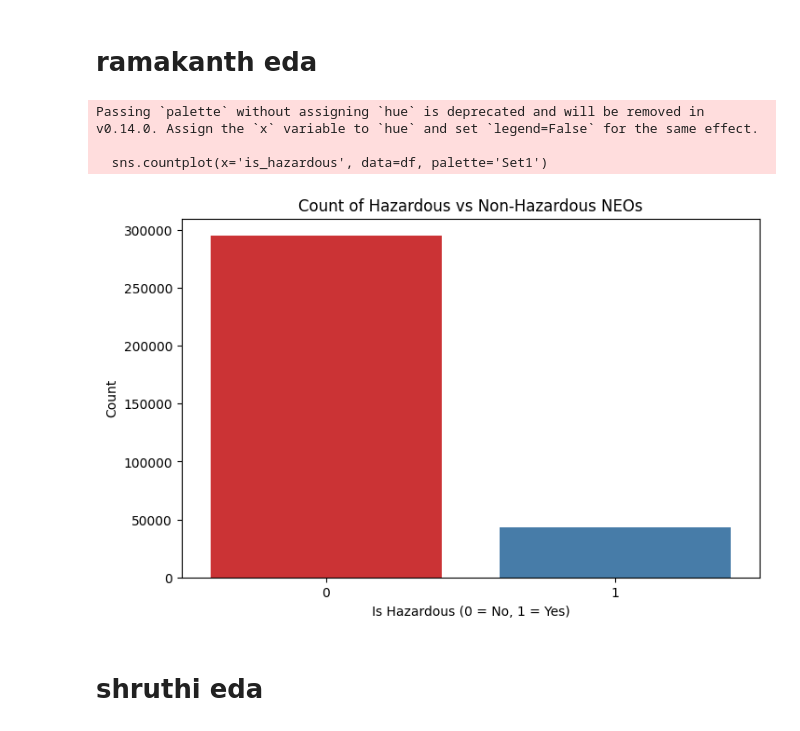
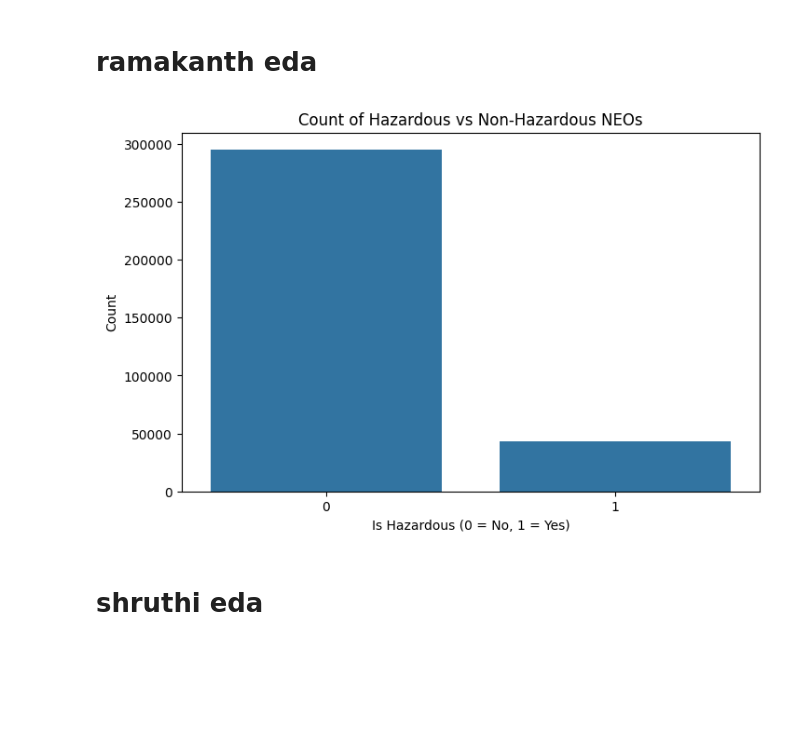
Before and after one commit to lokesh9899/Risk-Analysis-for-NEOS, a Jupyter notebook: TEAM_1_EDA_DataPrep.ipynb, the cells around one changed output. Cells and saved outputs as stored; diff of their text form; code cells hidden in the pictures; blank space fills up the shorter version.

```diff
--- a/TEAM_1_EDA_DataPrep.ipynb
+++ b/TEAM_1_EDA_DataPrep.ipynb
@@ -21,7 +22,7 @@ def load_file(path):
     except Exception as e:
         print(f"An error occurred: {e}")
 
-path = '/content/nearest-earth-objects(1910-2024).csv'
+path = '/content/nearest-earth-objects(1910-2024)n.csv'
 df = load_file(path)
 
 if df is not None:
@@ -284,17 +269,17 @@ plt.show()
 # %% [markdown]
 # ramakanth eda
 # %%
+import matplotlib.pyplot as plt
+import seaborn as sns
+
 plt.figure(figsize=(8, 5))
-sns.countplot(x='is_hazardous', data=df, palette='Set1')
+sns.countplot(x='is_hazardous', data=df)
 plt.title('Count of Hazardous vs Non-Hazardous NEOs')
 plt.xlabel('Is Hazardous (0 = No, 1 = Yes)')
 plt.ylabel('Count')
 plt.show()
 # %% [output]
-Passing `palette` without assigning `hue` is deprecated and will be removed in v0.14.0. Assign the `x` variable to `hue` and set `legend=False` for the same effect.
-
-  sns.countplot(x='is_hazardous', data=df, palette='Set1')
-[figure, old version]
+[figure, new version]
 # %% [markdown]
 # shruthi eda
 # %%
```
Also changed, not shown: parts of 60 cells of this notebook.
